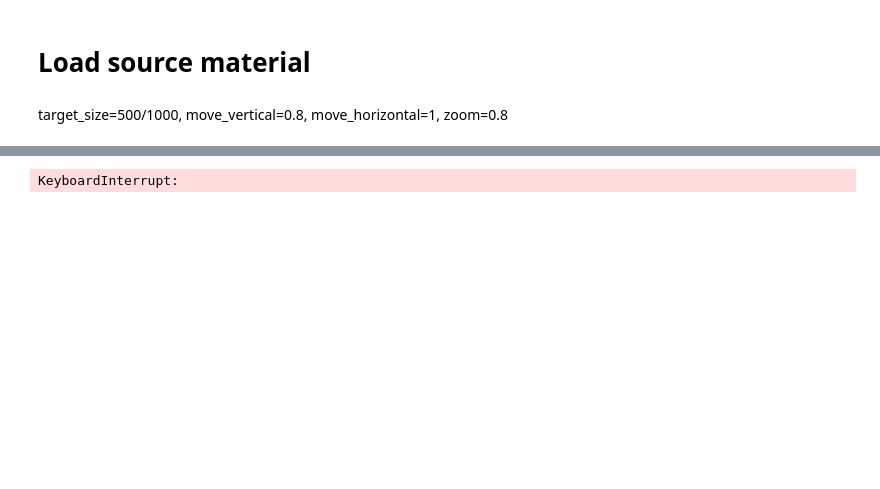
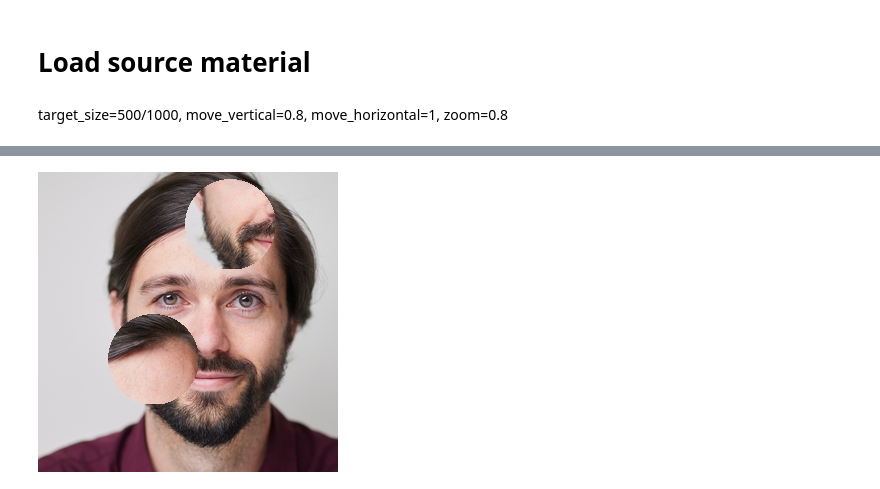
Before and after one commit to Jezzerrr/PortraitArt, a Jupyter notebook: notebooks/portrait_art.ipynb, the cells around one changed output, grey strips where cells are left out. Drawn from its saved outputs; the diff is of its cells as text; code cells hidden in the pictures; blank space fills up the shorter version.

```diff
--- a/notebooks/portrait_art.ipynb
+++ b/notebooks/portrait_art.ipynb
@@ -41,10 +46,10 @@ Patch fraction is too big.
 # %%
 output_image = swap_random_circles(
     input_image,
-    patch_fraction=0.5,
+    patch_fraction=0.3,
     n_swaps=1,
 )
 
 output_image
 # %% [output]
-KeyboardInterrupt:
+[figure, added]
```
Also changed, not shown: parts of 3 cells of this notebook, 1 other file.
